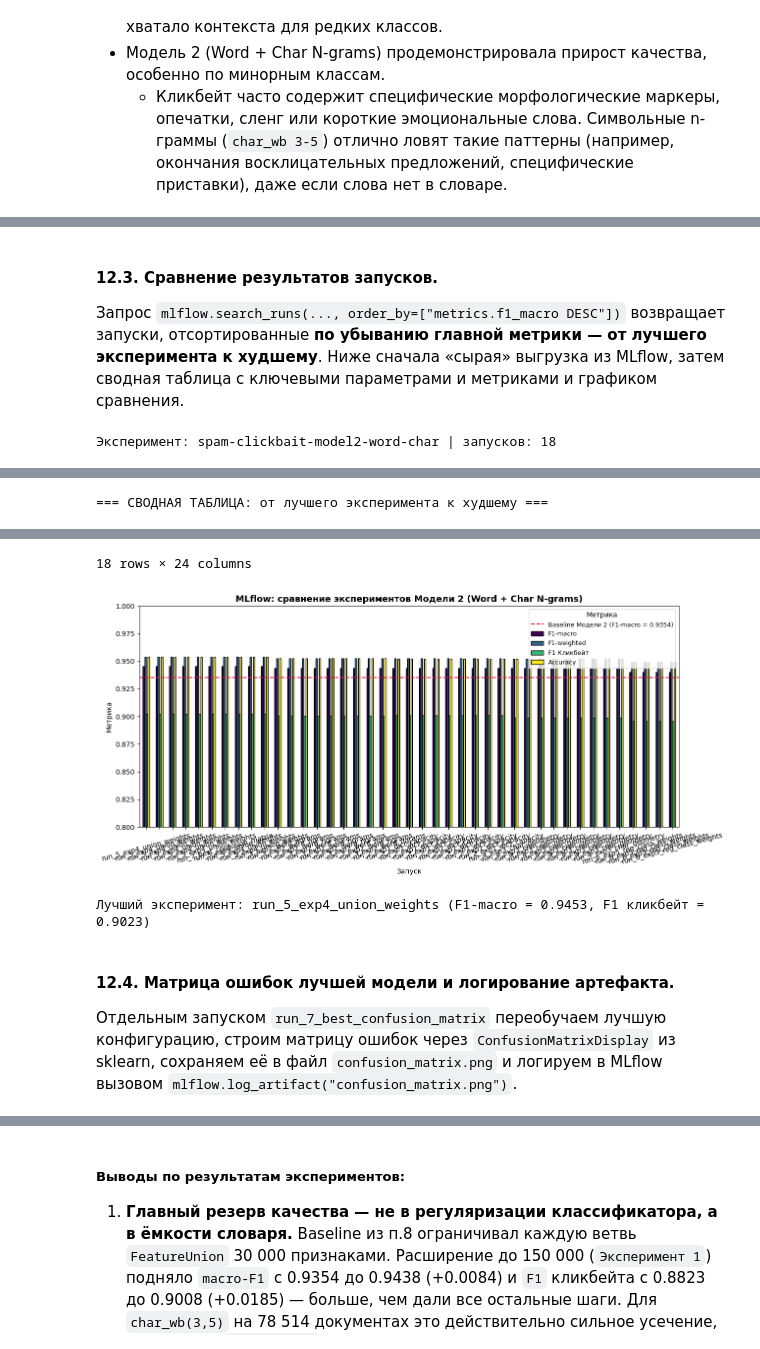
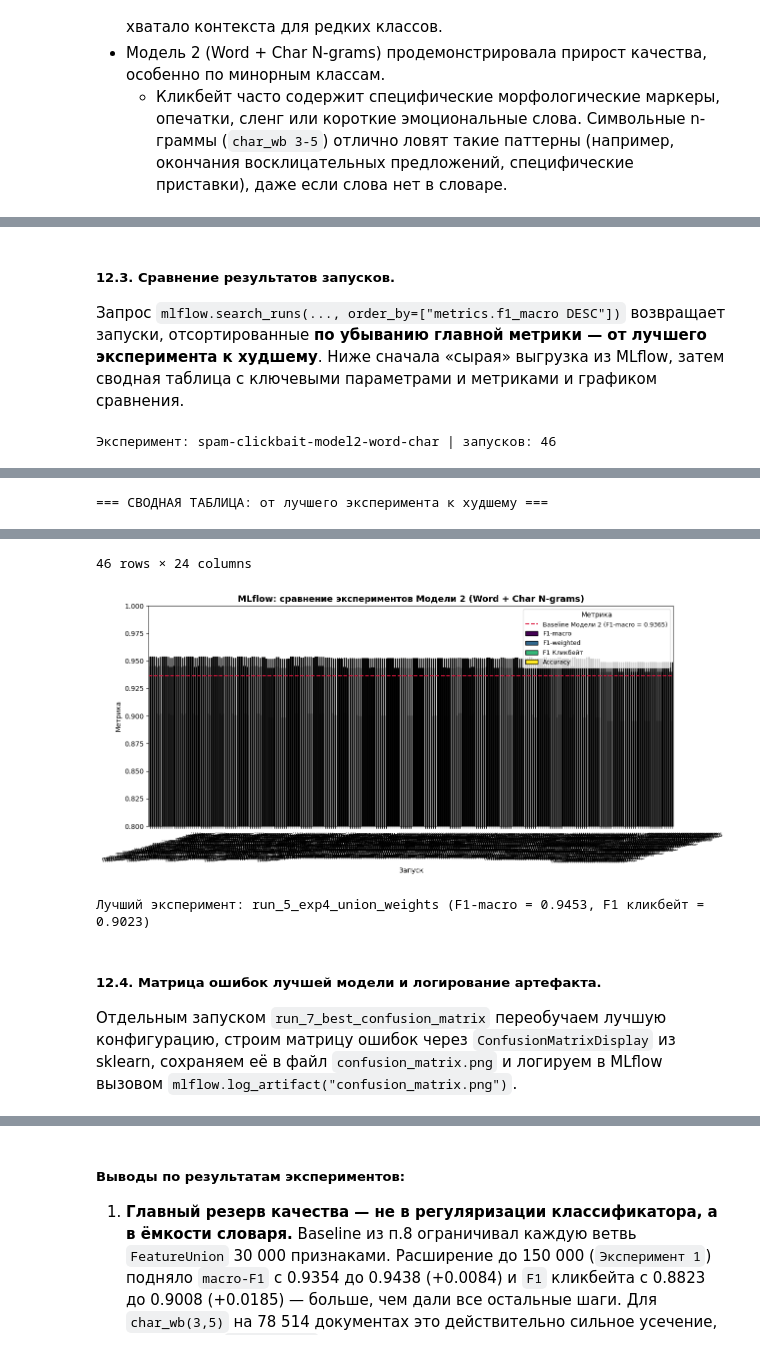
Before and after one commit to pudoff/SpamClickbaitClassification, a Jupyter notebook: Datasets/model_mlflow.ipynb, the cells around one changed output, grey strips where cells are left out. Cells and saved outputs as stored; diff of their text form; code cells hidden in the pictures.

```diff
--- a/Datasets/model_mlflow.ipynb
+++ b/Datasets/model_mlflow.ipynb
@@ -940,5 +941,5 @@ run_2_exp1_dict_capacity: Эксперимент 1. Ёмкость словар
 # %% [markdown]
-#### 12.3. Сравнение результатов запусков.
+##### 12.3. Сравнение результатов запусков.
 
 Запрос `mlflow.search_runs(..., order_by=["metrics.f1_macro DESC"])` возвращает запуски,
 отсортированные **по убыванию главной метрики — от лучшего эксперимента к худшему**.
@@ -1099,10 +1100,18 @@ plt.tight_layout()
 plt.savefig("experiments_comparison.png", dpi=150, bbox_inches="tight")
 plt.show()
 
-best_run_name = summary_table.iloc[0]["Запуск"]
+# Формируем список "чистых" имен запусков.
+valid_run_names = [run[0] for run in EXPERIMENTS]
+
+# Оставляем в сводной таблице только актуальные запуски, дополнительно только последние (самые свежие) дубликаты, если они есть.
+clean_summary = summary_table[summary_table["Запуск"].isin(valid_run_names)]
+
+# Определяем победителя только среди валидных запусков.
+best_run_name = clean_summary.iloc[0]["Запуск"]
+
 print(f"Лучший эксперимент: {best_run_name} "
-      f"(F1-macro = {summary_table.iloc[0]['F1-macro']:.4f}, "
-      f"F1 кликбейт = {summary_table.iloc[0]['F1 Кликбейт']:.4f})")
+      f"(F1-macro = {clean_summary.iloc[0]['F1-macro']:.4f}, "
+      f"F1 кликбейт = {clean_summary.iloc[0]['F1 Кликбейт']:.4f})")
 # %% [output]
-Эксперимент: spam-clickbait-model2-word-char | запусков: 18
+Эксперимент: spam-clickbait-model2-word-char | запусков: 46
 |  | Запуск | Эксперимент | F1-macro | F1-weighted | Accuracy | F1 кликбейт | ROC-AUC (OvR, w) |
@@ -1143,8 +1152,8 @@ print(f"Лучший эксперимент: {best_run_name} "
-18 rows × 24 columns
+46 rows × 24 columns
-[figure, old version]
+[figure, new version]
 Лучший эксперимент: run_5_exp4_union_weights (F1-macro = 0.9453, F1 кликбейт = 0.9023)
 # %% [markdown]
-#### 12.4. Матрица ошибок лучшей модели и логирование артефакта.
+##### 12.4. Матрица ошибок лучшей модели и логирование артефакта.
 
 Отдельным запуском `run_7_best_confusion_matrix` переобучаем лучшую конфигурацию,
 строим матрицу ошибок через `ConfusionMatrixDisplay` из sklearn, сохраняем её в файл
```
Also changed, not shown: parts of 24 cells of this notebook, 6 other files.
